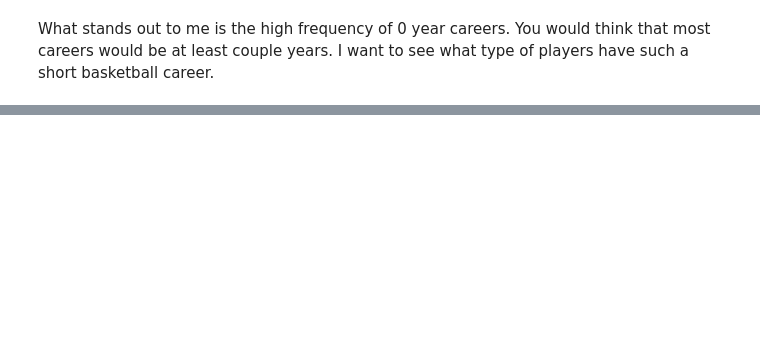
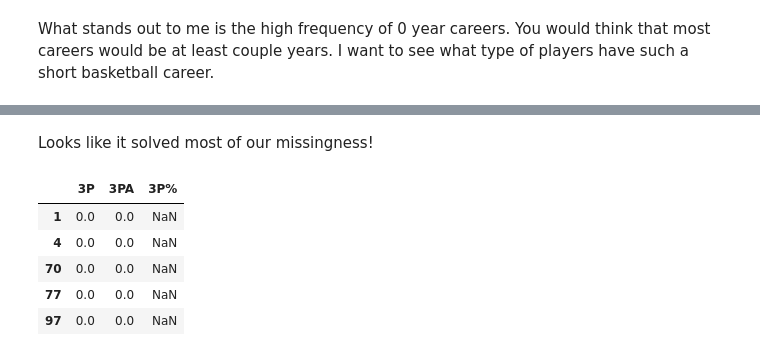
Before and after one commit to isacmlee/sports-analytics, a Jupyter notebook: Analysis on NBA players since 1950/nba player stats.ipynb, the cells around one changed output, grey strips where cells are left out. Cells and saved outputs as stored; diff of their text form; code cells hidden in the pictures; blank space fills up the shorter version.

```diff
--- a/Analysis on NBA players since 1950/nba player stats.ipynb
+++ b/Analysis on NBA players since 1950/nba player stats.ipynb
@@ -158,0 +165,4 @@ players
+# %%
+# Merging Dataframe on 'name'
+season_stats = season_stats.rename(columns={"Player": "name"})
+merged = pd.merge(player_data, season_stats, on='name')
@@ -158,0 +182,3 @@ players
+# %%
+# Dropping repetitive or irrelevant columns
+merged = merged.drop(columns=['Unnamed: 0','blanl','blank2','Pos','birth_date'])
@@ -158,0 +215,3 @@ players
+# %%
+merged = merged[merged.GS > 0]
+merged.isna().sum()
@@ -158,0 +236,12 @@ players
+# %% [markdown]
+Looks like it solved most of our missingness!
+# %%
+# Looking at 3P% (3 Point Percentage)
+merged[merged["3P%"].isna()].iloc[:,39:42].head()
+# %% [output]
+|  | 3P | 3PA | 3P% |
+| 1 | 0.0 | 0.0 | NaN |
+| 4 | 0.0 | 0.0 | NaN |
+| 70 | 0.0 | 0.0 | NaN |
+| 77 | 0.0 | 0.0 | NaN |
+| 97 | 0.0 | 0.0 | NaN |
```
Also changed, not shown: parts of 31 cells of this notebook.
